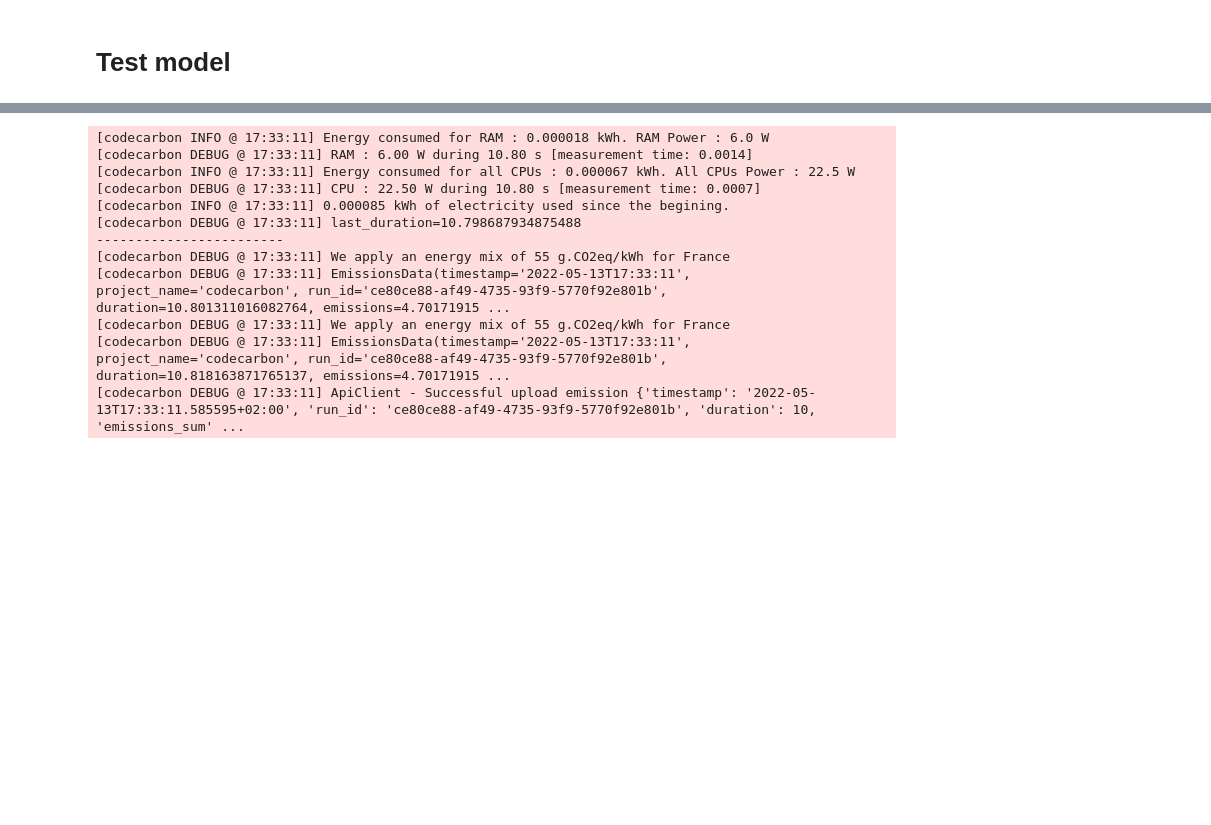
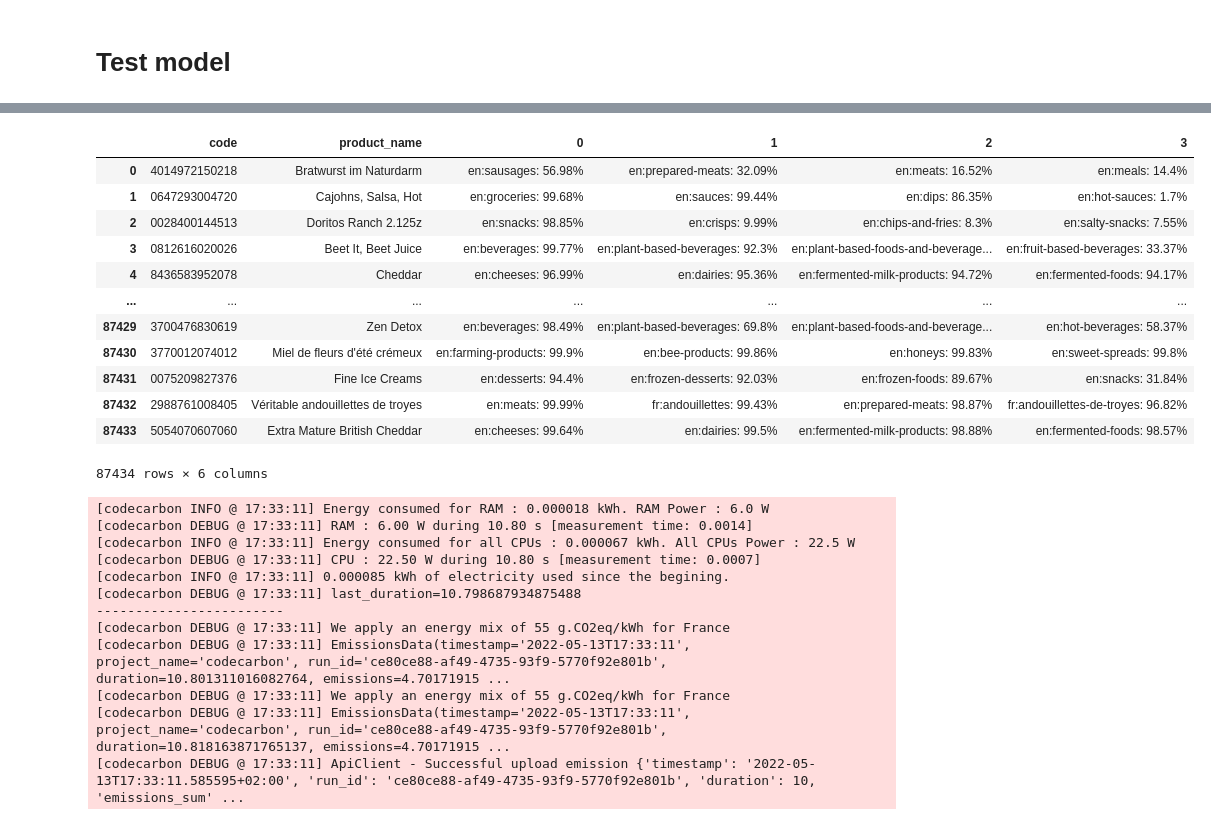
Before and after one commit to openfoodfacts/off-category-classification, a Jupyter notebook: experiments/Train.ipynb, the cells around one changed output, grey strips where cells are left out. Saved outputs shown, nothing was run; the diff lists cells and outputs as text; code cells hidden in the pictures; blank space fills up the shorter version.

```diff
--- a/experiments/Train.ipynb
+++ b/experiments/Train.ipynb
@@ -228,0 +141,2 @@ Wall time: 6.18 s
+# %%
+ds = tfds.load('off_categories', split=TRAIN_SPLIT)
@@ -338,5 +434,5 @@ plt.show()
 # %% [markdown]
 # Test model
 # %%
-# load saved model
-model=keras.models.load_model('../models/base/saved_model')
+training_model = tf.keras.models.load_model(MODEL_DIR / 'training_model')
+serving_model = tf.keras.models.load_model(MODEL_DIR / 'serving_model')
@@ -349,8 +442,2 @@ plot_model(model, show_shapes=True, show_layer_names=True)
 # %%
-# create train, validation, test datasets
-category_vocab = keras_preprocess.category_vocab
-batch_size = config.train_config.batch_size
-
-# Train & validation Dataset => investigate on characteristics of the source
-valdata = create_tf_dataset("val", category_vocab, batch_size)
-testdata = create_tf_dataset("test", category_vocab, batch_size)
+ds_test = tfds.load('off_categories', split=TEST_SPLIT)
@@ -433,0 +473,6 @@ dfPredictions
+# %%
+%%time
+
+serving_pred_test = serving_model.predict(ds_test.padded_batch(PREDICT_BATCH_SIZE))
+
+serving_pred_test
@@ -433,0 +499,30 @@ dfPredictions
+# %%
+%%time
+
+N_PRED_CATEGORIES = 4
+
+top_conf = pd.DataFrame(serving_pred_test[0]).iloc[:,:N_PRED_CATEGORIES].stack()
+top_cat = pd.DataFrame(serving_pred_test[1]).iloc[:,:N_PRED_CATEGORIES].stack()
+
+top_pred = (
+    pd.DataFrame.from_dict({
+        'category': top_cat.apply(lambda x: x.decode()),
+        'confidence': (top_conf * 100).round(2).astype(str) + '%'
+    })
+    .agg(lambda x: f"{x['category']}: {x['confidence']}", axis=1)
+    .unstack()
+)
+
+
+item = (
+    tfds.as_dataframe(select_features(ds_test, ['code', 'product_name']))
+    .applymap(lambda x: x.decode())
+)
+
+df_test_pred = pd.concat([item, top_pred], axis=1)
+
+del top_pred
+del item
+
+df_test_pred
+# %% [output]
@@ -434,3 +531,16 @@ dfPredictions
+|  | code | product_name | 0 | 1 | 2 | 3 |
+| 0 | 4014972150218 | Bratwurst im Naturdarm | en:sausages: 56.98% | en:prepared-meats: 32.09% | en:meats: 16.52% | en:meals: 14.4% |
+| 1 | 0647293004720 | Cajohns, Salsa, Hot | en:groceries: 99.68% | en:sauces: 99.44% | en:dips: 86.35% | en:hot-sauces: 1.7% |
+| 2 | 0028400144513 | Doritos Ranch 2.125z | en:snacks: 98.85% | en:crisps: 9.99% | en:chips-and-fries: 8.3% | en:salty-snacks: 7.55% |
+| 3 | 0812616020026 | Beet It, Beet Juice | en:beverages: 99.77% | en:plant-based-beverages: 92.3% | en:plant-based-foods-and-beverage... | en:fruit-based-beverages: 33.37% |
+| 4 | 8436583952078 | Cheddar | en:cheeses: 96.99% | en:dairies: 95.36% | en:fermented-milk-products: 94.72% | en:fermented-foods: 94.17% |
+| ... | ... | ... | ... | ... | ... | ... |
+| 87429 | 3700476830619 | Zen Detox | en:beverages: 98.49% | en:plant-based-beverages: 69.8% | en:plant-based-foods-and-beverage... | en:hot-beverages: 58.37% |
+| 87430 | 3770012074012 | Miel de fleurs d'été crémeux | en:farming-products: 99.9% | en:bee-products: 99.86% | en:honeys: 99.83% | en:sweet-spreads: 99.8% |
+| 87431 | 0075209827376 | Fine Ice Creams | en:desserts: 94.4% | en:frozen-desserts: 92.03% | en:frozen-foods: 89.67% | en:snacks: 31.84% |
+| 87432 | 2988761008405 | Véritable andouillettes de troyes | en:meats: 99.99% | fr:andouillettes: 99.43% | en:prepared-meats: 98.87% | fr:andouillettes-de-troyes: 96.82% |
+| 87433 | 5054070607060 | Extra Mature British Cheddar | en:cheeses: 99.64% | en:dairies: 99.5% | en:fermented-milk-products: 98.88% | en:fermented-foods: 98.57% |
+87434 rows × 6 columns
 # %%
 # codecarbon - stop tracking
 tracker.stop()
```
Also changed, not shown: parts of 53 cells of this notebook, 8 other files.
